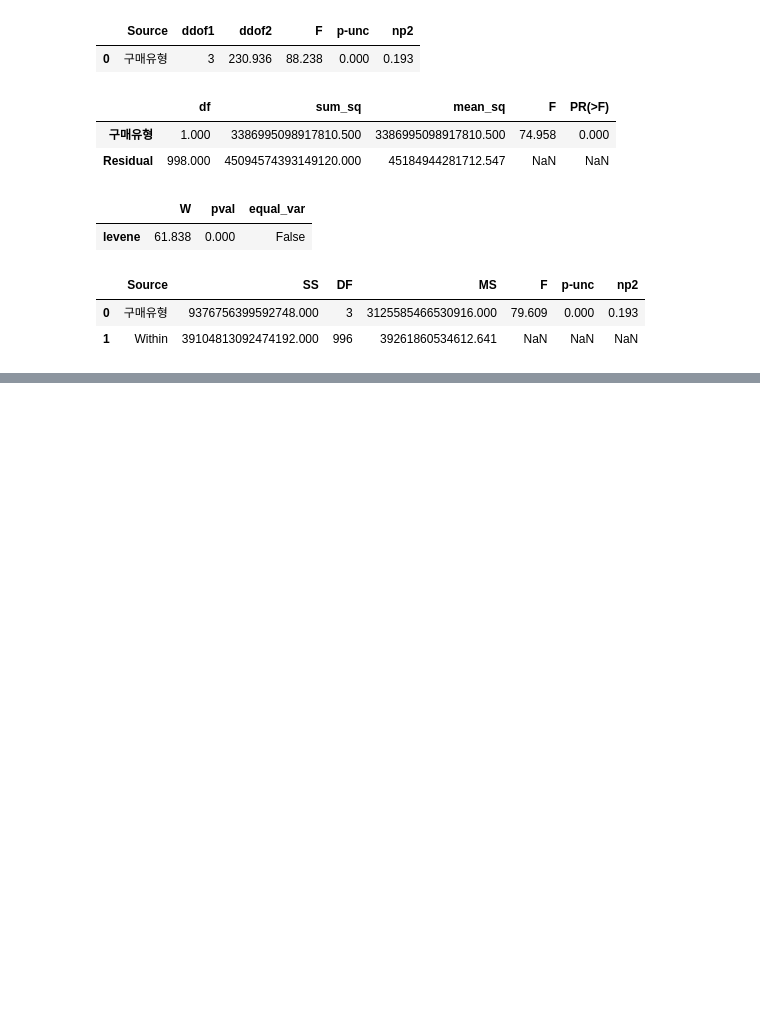
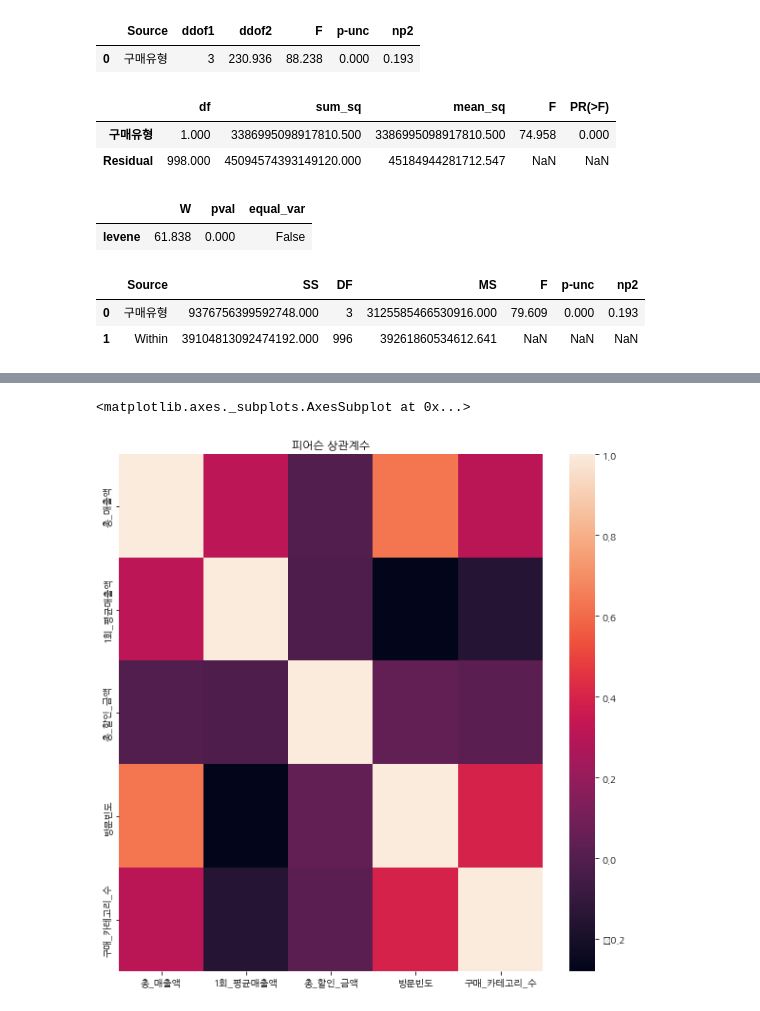
Before and after one commit to hyeokjun0804/HJ_BigData_Maketing_Course, a Jupyter notebook: 20230103빅데이터_마케팅.ipynb, the cells around one changed output, grey strips where cells are left out. Cells and saved outputs as stored; diff of their text form; code cells hidden in the pictures; blank space fills up the shorter version.

```diff
--- a/20230103빅데이터_마케팅.ipynb
+++ b/20230103빅데이터_마케팅.ipynb
@@ -651,0 +699,3 @@ pg.anova(dv='총_매출액', between = '구매유형', data =df2, detailed=True)
+# %%
+df1 = df2[['총_매출액','1회_평균매출액','총_할인_금액','방문빈도','구매_카테고리_수']]
+df1.corr(method = "pearson")
@@ -651,0 +734,9 @@ pg.anova(dv='총_매출액', between = '구매유형', data =df2, detailed=True)
+# %%
+matplotlib.rcParams['font.family'] = "NaNumGothic"
+clolormap = plt.cm.PuBu
+plt.figure(figsize=(10,10))
+plt.title("피어슨 상관계수")
+sns.heatmap(df1.astype(float).corr())
+# %% [output]
+<matplotlib.axes._subplots.AxesSubplot at 0x...>
+[figure, added]
```
Also changed, not shown: parts of 17 cells of this notebook.
